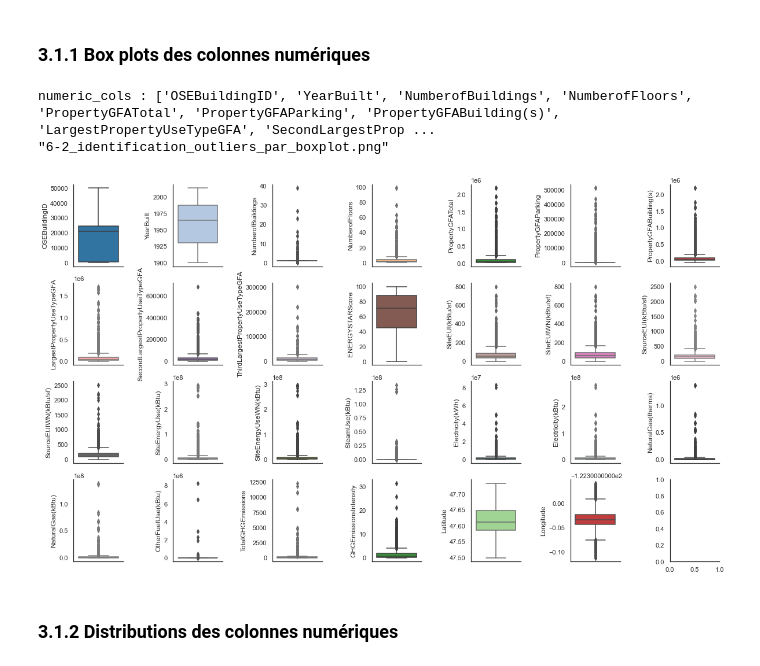
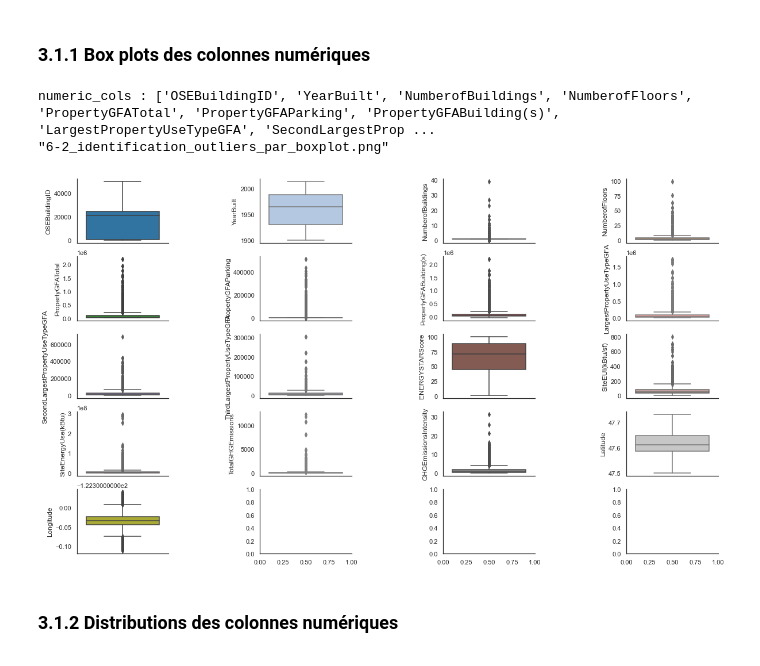
Before and after one commit to mrcreasey/oc-ds-p4-supervised-learning, a Jupyter notebook: Pélec_01_notebook.ipynb, the cells around one changed output. Cells and saved outputs as stored; diff of their text form; code cells hidden in the pictures.

Commit message:
drop non-pertinent columns

```diff
--- a/Pélec_01_notebook.ipynb
+++ b/Pélec_01_notebook.ipynb
@@ -1388,0 +1421,25 @@ data_df = data_df.pipe(drop_outliers_variation_consommation)
+# %%
+def drop_cols_non_pertinentes(df):
+    """Supprime colonnes non pertinentes.
+    On garde 'OSEBuildingID' pour pouvoir trouver le bâtiment en question
+    """
+    cols_to_drop = [
+        'TaxParcelIdentificationNumber', '2010 Census Tracts',
+        'Address', 'City', 'State', 'Zip Codes',
+        'ListOfAllPropertyUseTypes',
+        'SiteEnergyUseWN(kBtu)', 'SiteEUIWN(kBtu/sf)',
+        'SourceEUI(kBtu/sf)', 'SourceEUIWN(kBtu/sf)',
+        'SteamUse(kBtu)', 'Electricity(kWh)', 'Electricity(kBtu)',
+        'NaturalGas(therms)', 'NaturalGas(kBtu)', 'OtherFuelUse(kBtu)',
+        'DefaultData', 'ComplianceStatus',
+        'SPD Beats', 'Seattle Police Department Micro Community Policing Plan Areas',
+    ]
+    cols_to_drop = set(df.columns).intersection(set(cols_to_drop))
+    print(f'cols_to_drop: {cols_to_drop}')
+    return df.drop(columns=cols_to_drop)
+
+
+print(data_df.shape)
+data_df = data_df.pipe(drop_cols_non_pertinentes)
+print(data_df.shape)
+print(data_df.columns)
@@ -1418,6 +1491,7 @@ data_df = (data2015
            .pipe(drop_residential)
            .pipe(drop_non_compliant)
            .pipe(drop_outliers_variation_consommation)
+           .pipe(drop_cols_non_pertinentes)
            )
 # %% [output]
 bâtiments en commun 3284
@@ -1468,33 +1540,35 @@ data_df.select_dtypes('number').describe()
 # %%
 import seaborn as sns
 import matplotlib.pyplot as plt
 
 
 def plot_colonnes_as_box(df: pd.DataFrame):
     # mean and median in centre if normal
     numeric_cols = df.select_dtypes('number').columns.tolist()
     print(f'numeric_cols : {numeric_cols}')
     n_rows = 4
     n_cols = (len(numeric_cols) + 1) // n_rows
+    if (len(numeric_cols) % n_cols) > 0:
+        n_rows += 1
     colors = sns.color_palette("tab20").as_hex()[:len(numeric_cols) + 1]
     if len(colors) < len(numeric_cols):
         colors = colors + colors  # max 40 colonnes
     plt.subplots(figsize=(20, 12), ncols=n_cols, nrows=n_rows)
     for i, col in enumerate(numeric_cols):
         sns.boxplot(y=df[col], ax=plt.subplot(
             n_rows, n_cols, i + 1), color=colors[i])
         sns.despine()
     # espace entre les plots
     plt.subplots_adjust(wspace=1, hspace=0.2)
     to_png(f'6.2_identification_outliers_par_boxplot')
 
 
 data_df.pipe(plot_colonnes_as_box)
 plt.show()
 # %% [output]
 numeric_cols : ['OSEBuildingID', 'YearBuilt', 'NumberofBuildings', 'NumberofFloors', 'PropertyGFATotal', 'PropertyGFAParking', 'PropertyGFABuilding(s)', 'LargestPropertyUseTypeGFA', 'SecondLargestProp ...
 "6-2_identification_outliers_par_boxplot.png"
-[figure, old version]
+[figure, new version]
 # %% [markdown]
 ### 3.1.2 Distributions des colonnes numériques
 # %%
```
Also changed, not shown: parts of 24 cells of this notebook, 1 other file.
